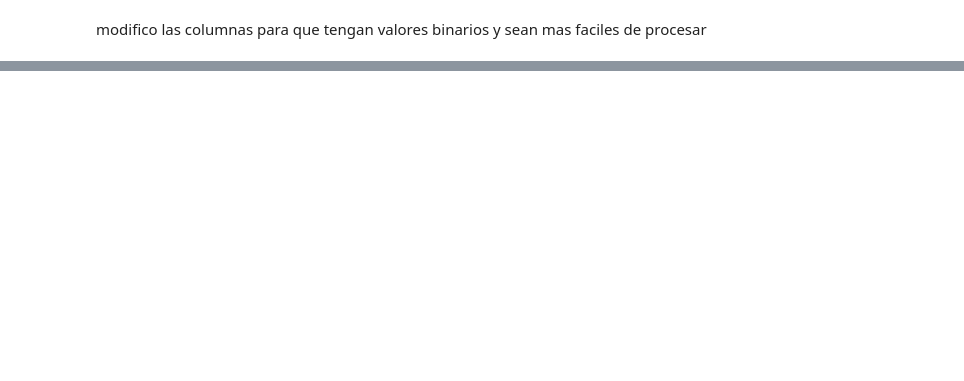
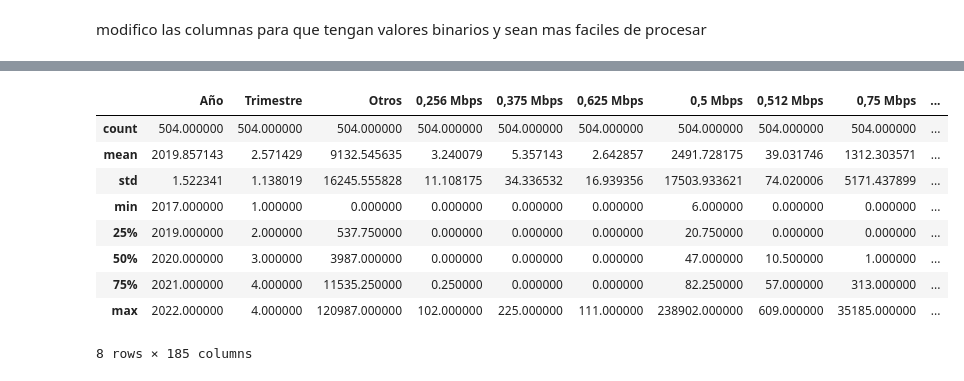
Before and after one commit to CarlosHadla/Proyecto-Telecomunicaciones-Carlos-Hadla, a Jupyter notebook: EDA.ipynb, the cells around one changed output, grey strips where cells are left out. Saved outputs shown, nothing was run; the diff lists cells and outputs as text; code cells hidden in the pictures; blank space fills up the shorter version.

```diff
--- a/EDA.ipynb
+++ b/EDA.ipynb
@@ -846,0 +621,19 @@ listado_localidades_conectividad_internet.to_csv("./csv_corregidos/listado_local
+# %%
+#nacional
+na_accesos_cada_100_hogares_fijo=pd.read_csv('./csv_corregidos/na_accesos_cada_100_hogares_fijo.csv')
+na_accesos_b_ancha_angosta_fijo= pd.read_csv('./csv_corregidos/na_accesos_b_ancha_angosta_fijo.csv')
+na_accesos_tipo_tecnologia_fijo= pd.read_csv('./csv_corregidos/na_accesos_tipo_tecnologia_fijo.csv')
+na_velocidad_media_bajada= pd.read_csv('./csv_corregidos/na_velocidad_media_bajada.csv')
+na_dis_accesos_rango_vel_bajada= pd.read_csv('./csv_corregidos/na_dis_accesos_rango_vel_bajada.csv')
+na_ingresos_operadores_fijo= pd.read_csv('./csv_corregidos/na_ingresos_operadores_fijo.csv')
+#provincial
+prov_accesos_cada_100_hogares_fijo=pd.read_csv('./csv_corregidos/prov_accesos_cada_100_hogares_fijo.csv')
+prov_accesos_b_ancha_angosta_fijo = pd.read_csv('./csv_corregidos/prov_accesos_b_ancha_angosta_fijo.csv')
+prov_accesos_tipo_tecnologia_fijo = pd.read_csv('./csv_corregidos/prov_accesos_tipo_tecnologia_fijo.csv')
+prov_velocidad_media_bajada = pd.read_csv('./csv_corregidos/prov_velocidad_media_bajada.csv')
+prov_dis_accesos_rango_vel_bajada = pd.read_csv('./csv_corregidos/prov_dis_accesos_rango_vel_bajada.csv')
+prov_dis_accesos_todo_vel_bajada = pd.read_csv('./csv_corregidos/prov_dis_accesos_todo_vel_bajada.csv')
+#localidad
+loc_dis_accesos_todo_vel_bajada_sin_t = pd.read_csv('./csv_corregidos/loc_dis_accesos_todo_vel_bajada_sin_t.csv')
+loc_accesos_tipo_tecnologia_fijo_sin_t = pd.read_csv('./csv_corregidos/loc_accesos_tipo_tecnologia_fijo_sin_t.csv')
+loc_listado_conectividad_conexion_sin_t = pd.read_csv('./csv_corregidos/loc_listado_conectividad_conexion_sin_t.csv')
@@ -846,0 +775,13 @@ listado_localidades_conectividad_internet.to_csv("./csv_corregidos/listado_local
+# %%
+prov_dis_accesos_todo_vel_bajada.describe()
+# %% [output]
+|  | Año | Trimestre | Otros | 0,256 Mbps | 0,375 Mbps | 0,625 Mbps | 0,5 Mbps | 0,512 Mbps | 0,75 Mbps | ... |
+| count | 504.000000 | 504.000000 | 504.000000 | 504.000000 | 504.000000 | 504.000000 | 504.000000 | 504.000000 | 504.000000 | ... |
+| mean | 2019.857143 | 2.571429 | 9132.545635 | 3.240079 | 5.357143 | 2.642857 | 2491.728175 | 39.031746 | 1312.303571 | ... |
+| std | 1.522341 | 1.138019 | 16245.555828 | 11.108175 | 34.336532 | 16.939356 | 17503.933621 | 74.020006 | 5171.437899 | ... |
+| min | 2017.000000 | 1.000000 | 0.000000 | 0.000000 | 0.000000 | 0.000000 | 6.000000 | 0.000000 | 0.000000 | ... |
+| 25% | 2019.000000 | 2.000000 | 537.750000 | 0.000000 | 0.000000 | 0.000000 | 20.750000 | 0.000000 | 0.000000 | ... |
+| 50% | 2020.000000 | 3.000000 | 3987.000000 | 0.000000 | 0.000000 | 0.000000 | 47.000000 | 10.500000 | 1.000000 | ... |
+| 75% | 2021.000000 | 4.000000 | 11535.250000 | 0.250000 | 0.000000 | 0.000000 | 82.250000 | 57.000000 | 313.000000 | ... |
+| max | 2022.000000 | 4.000000 | 120987.000000 | 102.000000 | 225.000000 | 111.000000 | 238902.000000 | 609.000000 | 35185.000000 | ... |
+8 rows × 185 columns
```
Also changed, not shown: parts of 189 cells of this notebook, 52 other files.
